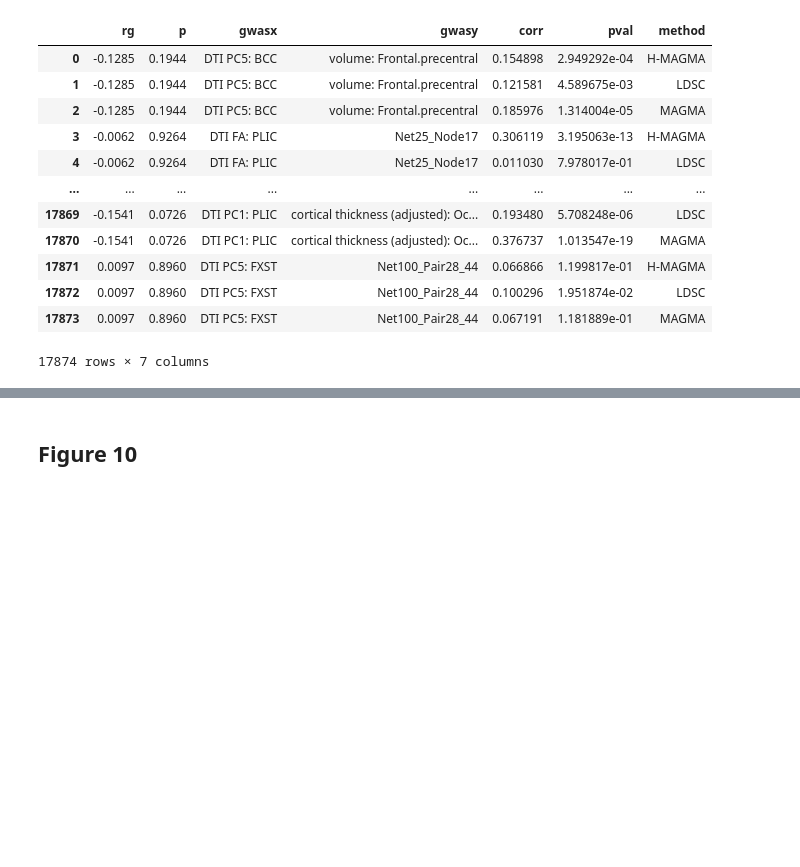
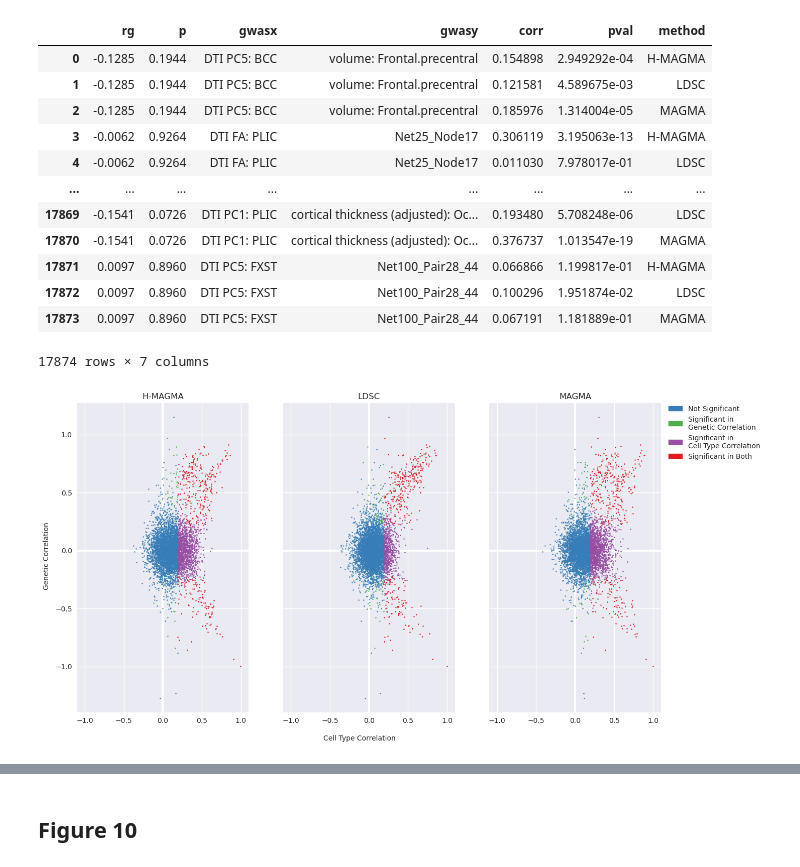
Before and after one commit to erwinerdem/STEAP, a Jupyter notebook: notebooks/figures.ipynb, the cells around one changed output, grey strips where cells are left out. Cells and saved outputs as stored; diff of their text form; code cells hidden in the pictures; blank space fills up the shorter version.

Commit message:
Edited figures

```diff
--- a/notebooks/figures.ipynb
+++ b/notebooks/figures.ipynb
@@ -482,7 +482,7 @@ display(merged_corr)
 plt.style.use('seaborn')
 fig, axes = plt.subplots(1,3,figsize=(15,8), sharey=True)
 s = 2
-alpha = .5
+alpha = 1
 color_map = {
     'Not Significant' : '#377eb8',
     'Significant in\nGenetic Correlation' : '#4daf4a',
@@ -497,33 +497,35 @@ for ax,m in zip(axes.flatten(),methods):
                                      |(merged_corr_m['corr']<0))] # or ct corr < 0
     gc_significant = merged_corr_m[(merged_corr_m['p']<=threshold)& # gc sign and
                                    ((merged_corr_m['pval']>threshold) # ct not sign
                                      |(merged_corr_m['corr']<0))] # or ct corr < 0
     ct_significant = merged_corr_m[(merged_corr_m['p']>threshold)& # gc not sign and
                                    ((merged_corr_m['pval']<=threshold)& # ct sign and
                                     (merged_corr_m['corr']>0))] # ct corr >0
     both_significant = merged_corr_m[(merged_corr_m['p']<=threshold)& # gc sign and
                                      ((merged_corr_m['pval']<=threshold)& # ct sign and
                                       (merged_corr_m['corr']>0))] # ct corr >0
     ax.scatter(not_significant['corr'],not_significant['rg'], color=color_map['Not Significant'],
                alpha=alpha, s=s)
     ax.scatter(gc_significant['corr'],gc_significant['rg'], color=color_map['Significant in\nGenetic Correlation'],
                alpha=alpha, s=s)
     ax.scatter(ct_significant['corr'],ct_significant['rg'], color=color_map['Significant in\nCell Type Correlation'],
                alpha=alpha, s=s)
     ax.scatter(both_significant['corr'],both_significant['rg'], color=color_map['Significant in Both'],
                alpha=alpha, s=s)
 
     ax.set_xlim(-1.1,1.1)
     ax.set_title(m)
     ax.axhline(0, color='w', lw=3, ls='-', zorder=0)
     ax.axvline(0, color='w', lw=3, ls='-', zorder=0)
 #     ax.grid()
 fig.text(0.5, 0.04, 'Cell Type Correlation', ha='center')
 fig.text(0.08, 0.5, 'Genetic Correlation', va='center', rotation='vertical')
 patches = [mpatches.Patch(color=v, label=k) for k,v in color_map.items()]
 fig.legend(handles=patches, bbox_to_anchor=(1.04, .89), loc=1, frameon=False)
 fig.savefig(f"{figure_dir}genetic_corr_vs_celltype_corr.png", dpi=200, bbox_inches='tight')
 plt.show()
+# %% [output]
+[figure, added]
 # %%
 plt.style.use('seaborn')
 fig, axes = plt.subplots(1,3,figsize=(15,8), sharey=True)
```
Also changed, not shown: parts of 4 cells of this notebook.
